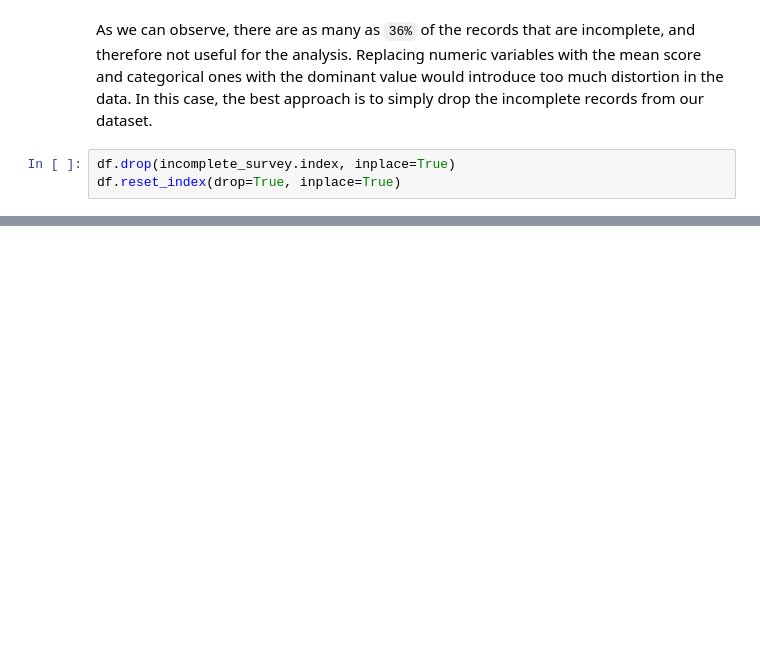
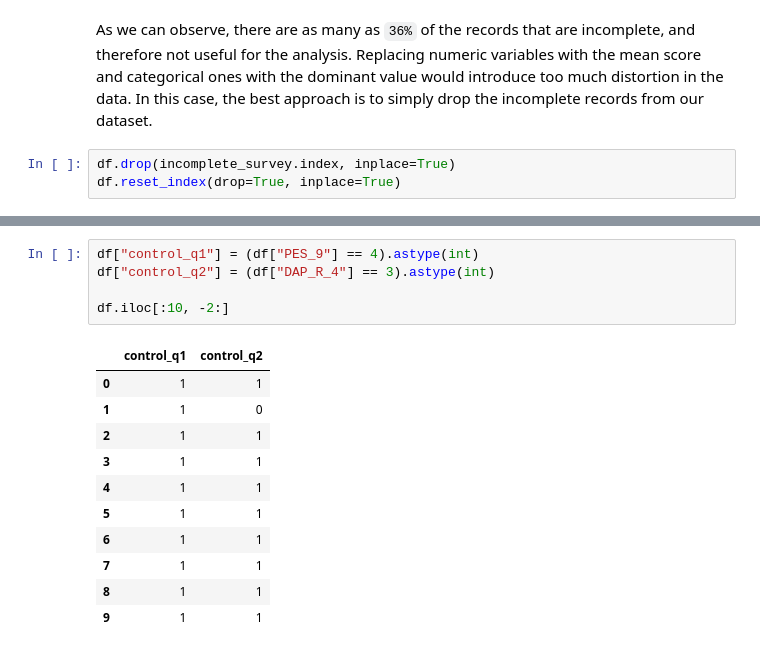
Before and after one commit to michal-owsiak/swps-university-research, a Jupyter notebook: research.ipynb, the cells around one changed output, grey strips where cells are left out. Cells and saved outputs as stored; diff of their text form; blank space fills up the shorter version.

```diff
--- a/research.ipynb
+++ b/research.ipynb
@@ -412,0 +425,17 @@ df.reset_index(drop=True, inplace=True)
+# %%
+df["control_q1"] = (df["PES_9"] == 4).astype(int)
+df["control_q2"] = (df["DAP_R_4"] == 3).astype(int)
+
+df.iloc[:10, -2:]
+# %% [output]
+|  | control_q1 | control_q2 |
+| 0 | 1 | 1 |
+| 1 | 1 | 0 |
+| 2 | 1 | 1 |
+| 3 | 1 | 1 |
+| 4 | 1 | 1 |
+| 5 | 1 | 1 |
+| 6 | 1 | 1 |
+| 7 | 1 | 1 |
+| 8 | 1 | 1 |
+| 9 | 1 | 1 |
```
Also changed, not shown: parts of 3 cells of this notebook.
